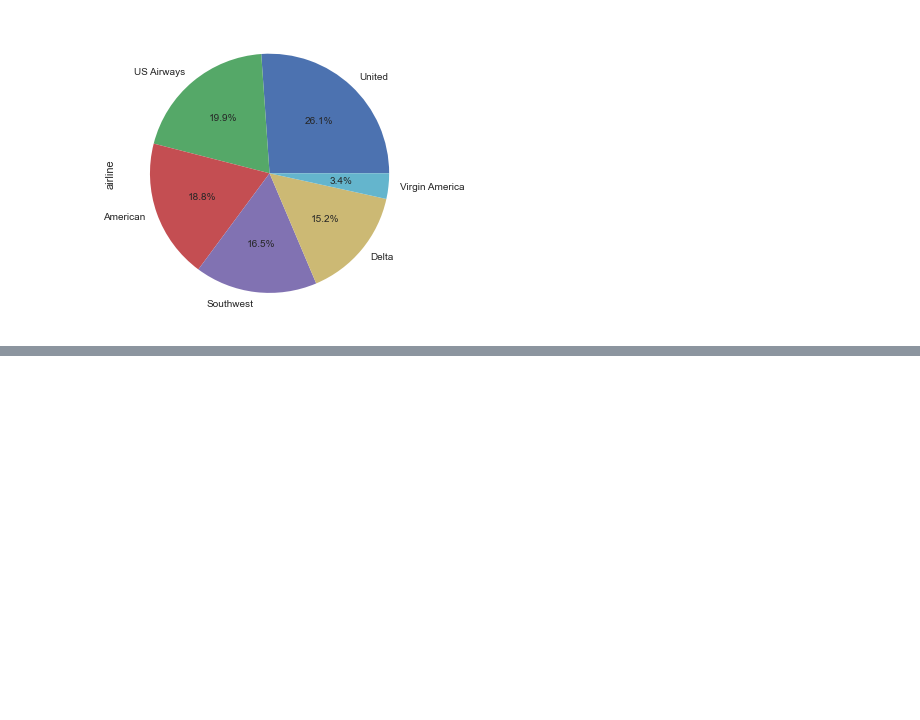
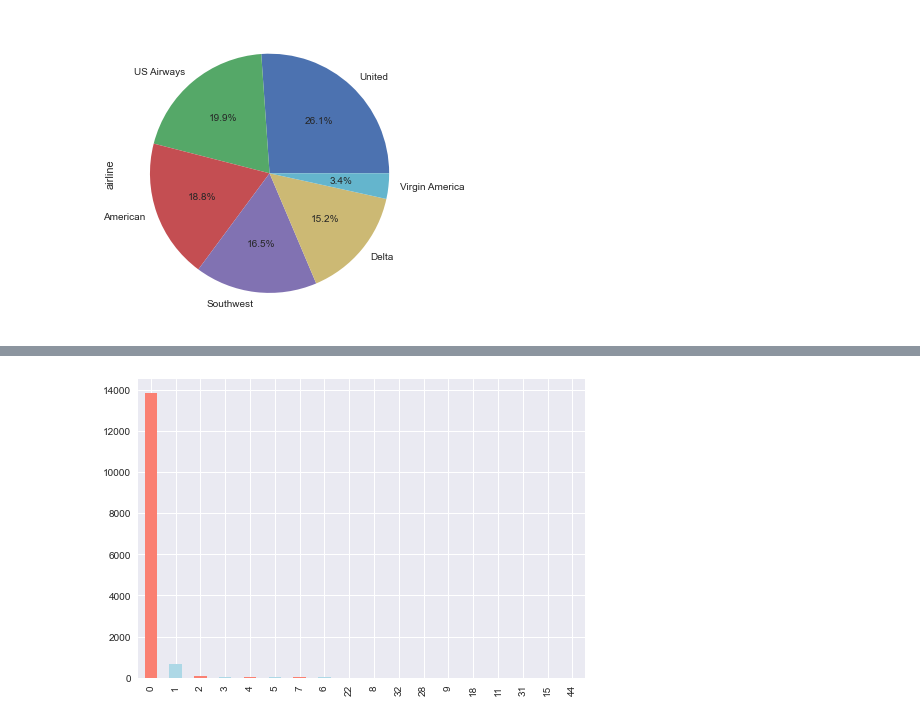
Before and after one commit to abideen-olawuwo/airline-twitter-sentiment, a Jupyter notebook: airline_sentimental_analysis.ipynb, the cells around one changed output, grey strips where cells are left out. Drawn from its saved outputs; the diff is of its cells as text; code cells hidden in the pictures; blank space fills up the shorter version.

```diff
--- a/airline_sentimental_analysis.ipynb
+++ b/airline_sentimental_analysis.ipynb
@@ -136,0 +179,4 @@ df['airline'].value_counts().plot(kind='pie',autopct='%1.1f%%')
+# %%
+df["retweet_count"].value_counts().plot(kind="bar", color=["salmon", "lightblue"]);
+# %% [output]
+[figure, added]
```
Also changed, not shown: parts of 2 cells of this notebook.
